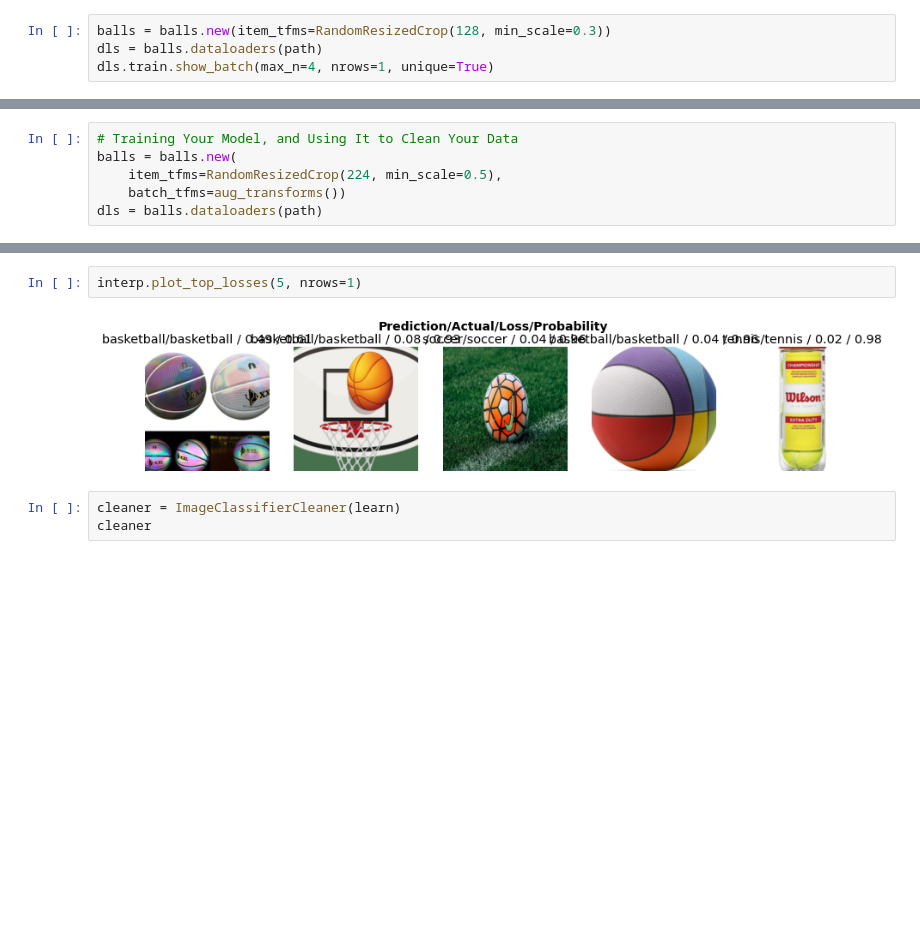
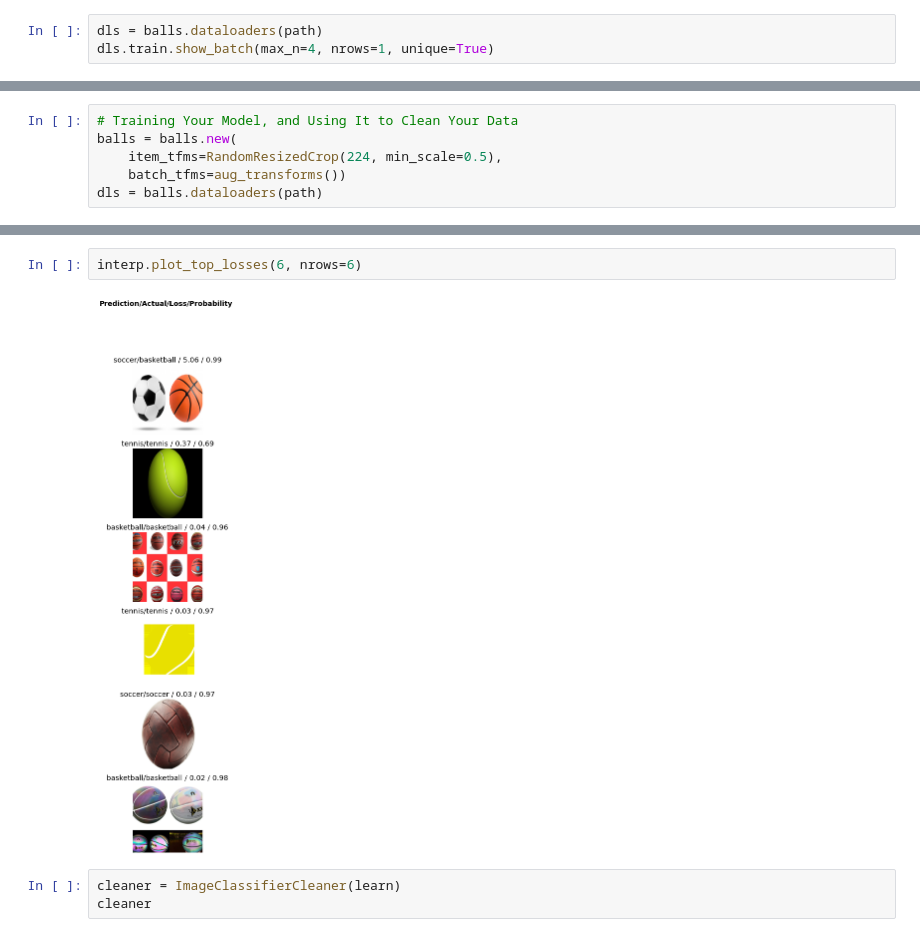
Before and after one commit to nikitabortnichuk/Machine_learning_image_classification, a Jupyter notebook: ti_72_lab_02_var_3_BortnichukNO.ipynb, the cells around one changed output, grey strips where cells are left out. Saved outputs shown, nothing was run; the diff lists cells and outputs as text; blank space fills up the shorter version.

```diff
--- a/ti_72_lab_02_var_3_BortnichukNO.ipynb
+++ b/ti_72_lab_02_var_3_BortnichukNO.ipynb
@@ -120,5 +121,4 @@ dls.valid.show_batch(max_n=4, nrows=1)
 # %%
-balls = balls.new(item_tfms=RandomResizedCrop(128, min_scale=0.3))
 dls = balls.dataloaders(path)
 dls.train.show_batch(max_n=4, nrows=1, unique=True)
 # %% [output]
@@ -157,7 +162,7 @@ interp.plot_confusion_matrix()
 # %%
-interp.plot_top_losses(5, nrows=1)
+interp.plot_top_losses(6, nrows=6)
 # %% [output]
-[figure, old version]
+[figure, new version]
 # %%
 cleaner = ImageClassifierCleaner(learn)
 cleaner
```
Also changed, not shown: parts of 25 cells of this notebook.
